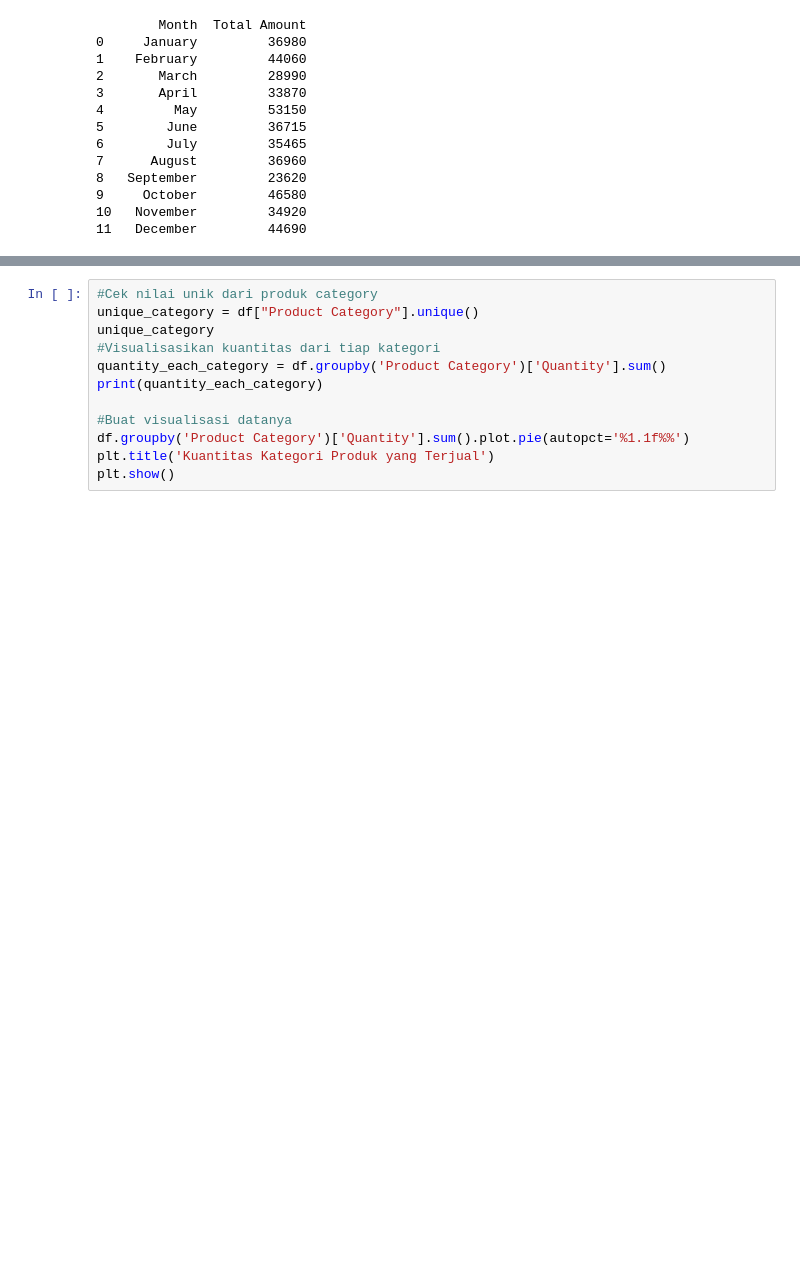
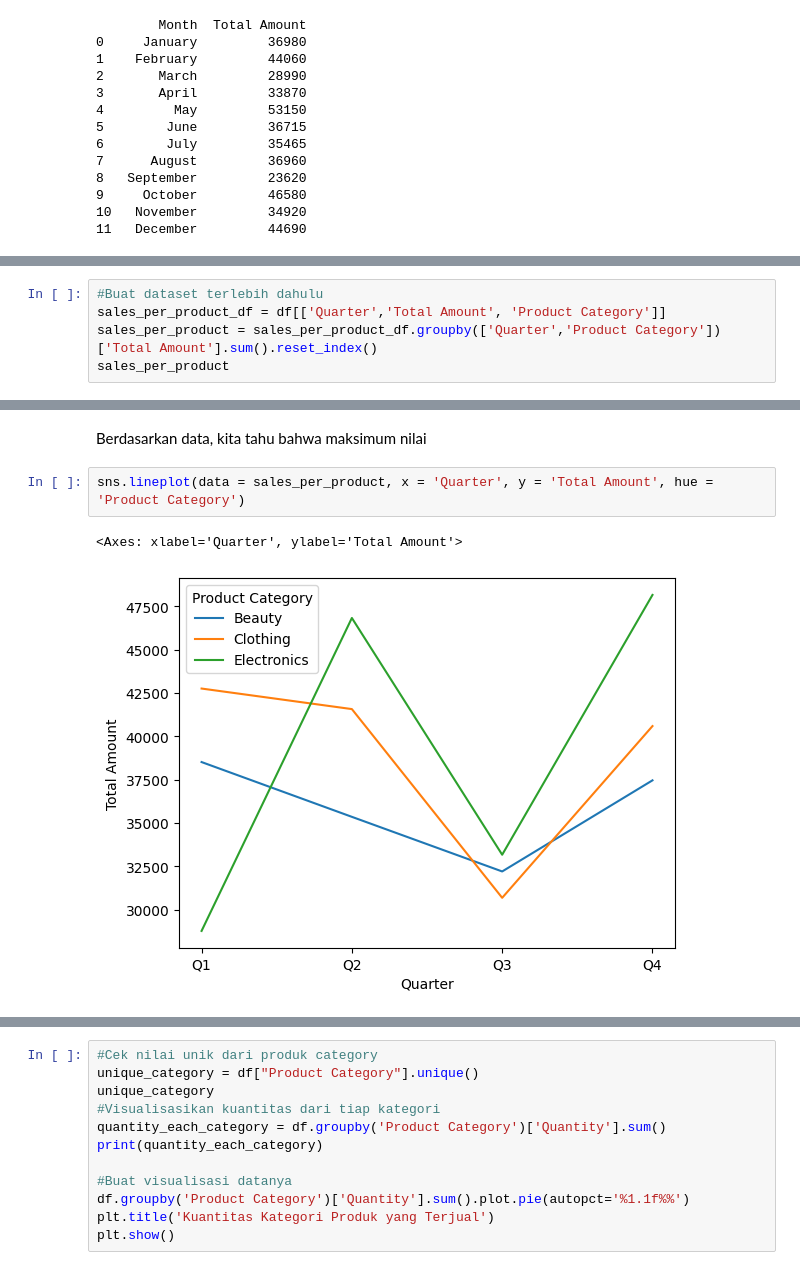
Before and after one commit to KresnaFajri/RetailSales, a Jupyter notebook: retailsales.ipynb, the cells around one changed output, grey strips where cells are left out. Cells and saved outputs as stored; diff of their text form; blank space fills up the shorter version.

```diff
--- a/retailsales.ipynb
+++ b/retailsales.ipynb
@@ -226,0 +259,5 @@ Barang apa saja yang sering dibeli orang di bulan Mei yang menyebabkan pendapata
+# %%
+#Buat dataset terlebih dahulu
+sales_per_product_df = df[['Quarter','Total Amount', 'Product Category']]
+sales_per_product = sales_per_product_df.groupby(['Quarter','Product Category'])['Total Amount'].sum().reset_index()
+sales_per_product
@@ -227,3 +278,10 @@ Barang apa saja yang sering dibeli orang di bulan Mei yang menyebabkan pendapata
+# %% [markdown]
+Berdasarkan data, kita tahu bahwa maksimum nilai
+# %%
+sns.lineplot(data = sales_per_product, x = 'Quarter', y = 'Total Amount', hue = 'Product Category')
+# %% [output]
+<Axes: xlabel='Quarter', ylabel='Total Amount'>
+[figure, added]
 # %%
 #Urutkan bulan dengan urutan berdasarkan list berikut
 df['Month'] = pd.Categorical(df['Month'], categories = month_order, ordered = True)
```
Also changed, not shown: parts of 19 cells of this notebook.
